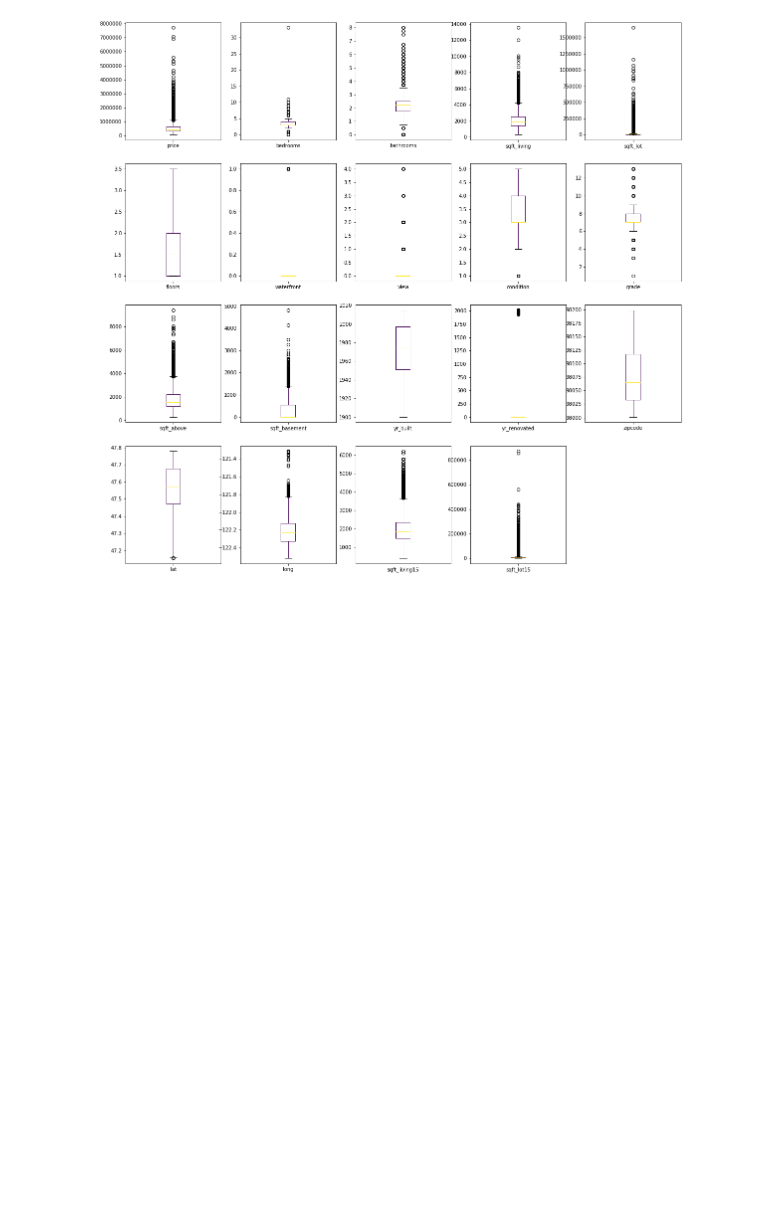
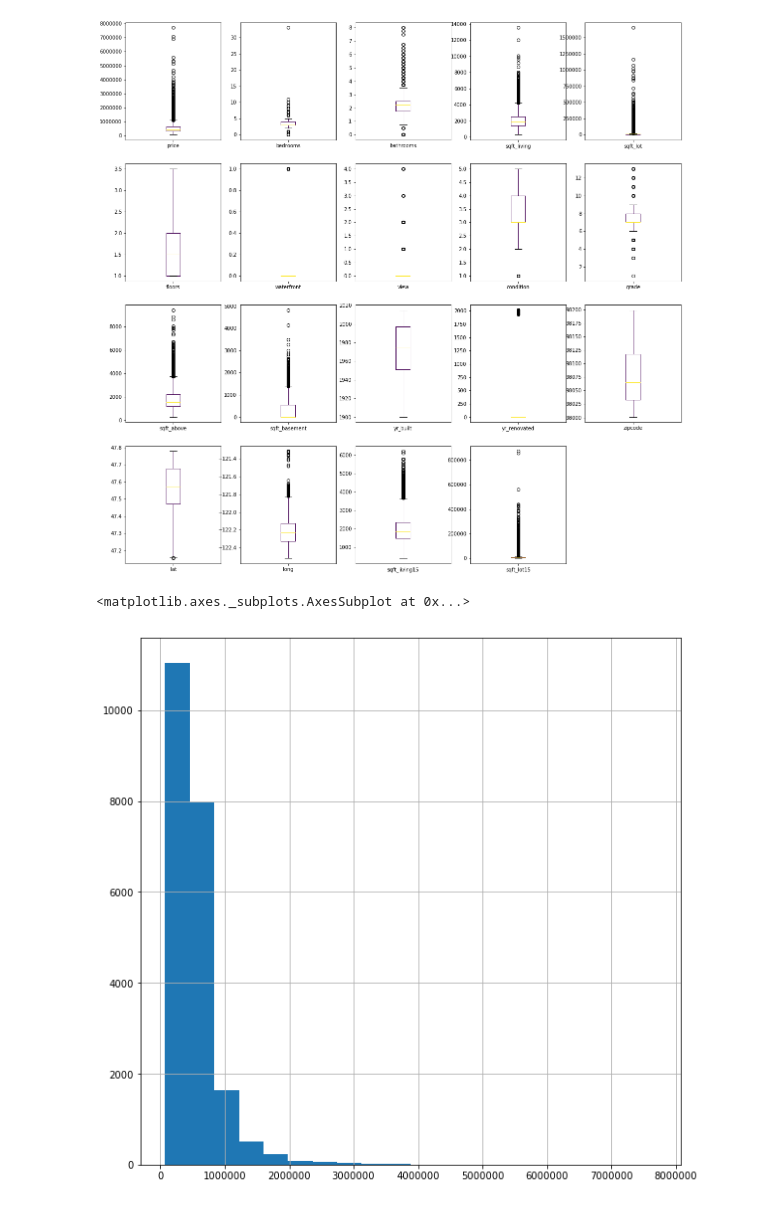
Before and after one commit to Rafaelcerq28/house_sales, a Jupyter notebook: Untitled.ipynb, the cells around one changed output. Saved outputs shown, nothing was run; the diff lists cells and outputs as text; code cells hidden in the pictures; blank space fills up the shorter version.

```diff
--- a/Untitled.ipynb
+++ b/Untitled.ipynb
@@ -87,3 +90,5 @@ hs.describe()
+# %%
+hs.drop(labels='date',axis=1,inplace=True)
 # %%
 hs.hist(bins=15,figsize=(20,20))
 plt.show()
@@ -94,3 +99,8 @@ hs.drop('id',axis=1).plot(kind = 'box', subplots = True, layout = (4,5), sharex
 plt.show()
 # %% [output]
 [figure]
+# %%
+hs['price'].hist(bins=20,figsize=(10,10))
+# %% [output]
+<matplotlib.axes._subplots.AxesSubplot at 0x...>
+[figure, added]
```
Also changed, not shown: parts of 11 cells of this notebook.
